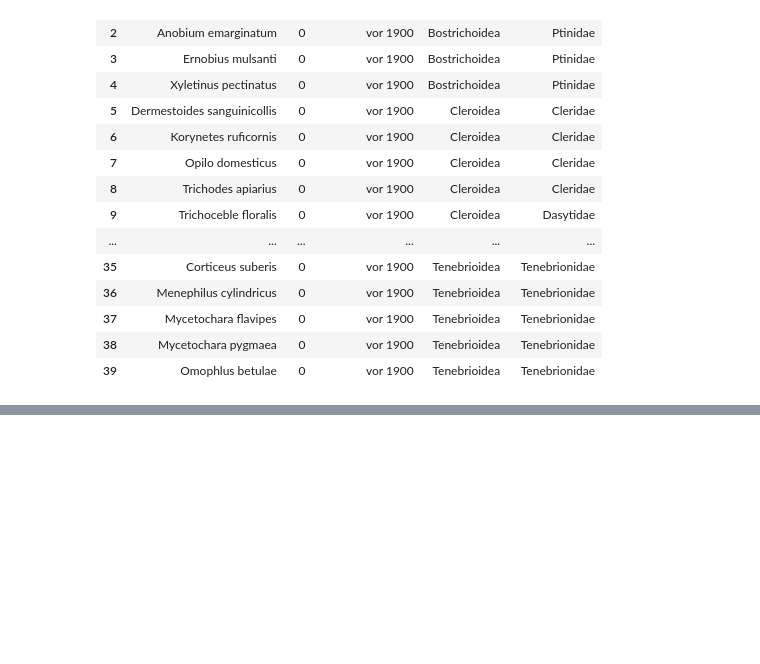
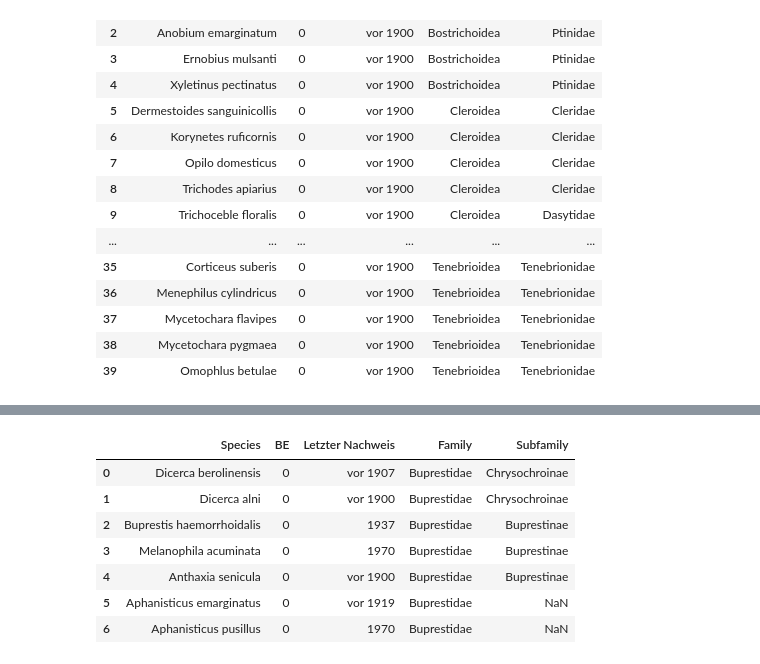
Before and after one commit to Zzzhenya/Berlin-red-list, a Jupyter notebook: Transformation/Raw_csv/Insecta.ipynb, the cells around one changed output, grey strips where cells are left out. Cells and saved outputs as stored; diff of their text form; code cells hidden in the pictures; blank space fills up the shorter version.

```diff
--- a/Transformation/Raw_csv/Insecta.ipynb
+++ b/Transformation/Raw_csv/Insecta.ipynb
@@ -739,0 +823,3 @@ df.to_csv('../../Transformation/Data_cleaning_step1/Coleoptera_Bostrichoidea_Cle
+# %%
+df.at[1,"Subfamily"] = "Chrysochroinae"
+df.head()
@@ -739,0 +833,3 @@ df.to_csv('../../Transformation/Data_cleaning_step1/Coleoptera_Bostrichoidea_Cle
+# %%
+df.at[2,"Subfamily"] = "Buprestinae"
+df.head()
@@ -739,0 +843,3 @@ df.to_csv('../../Transformation/Data_cleaning_step1/Coleoptera_Bostrichoidea_Cle
+# %%
+df.at[3,"Subfamily"] = "Buprestinae"
+df.head()
@@ -739,0 +853,3 @@ df.to_csv('../../Transformation/Data_cleaning_step1/Coleoptera_Bostrichoidea_Cle
+# %%
+df.at[4,"Subfamily"] = "Buprestinae"
+df.head()
@@ -739,0 +863,11 @@ df.to_csv('../../Transformation/Data_cleaning_step1/Coleoptera_Bostrichoidea_Cle
+# %%
+df
+# %% [output]
+|  | Species | BE | Letzter Nachweis | Family | Subfamily |
+| 0 | Dicerca berolinensis | 0 | vor 1907 | Buprestidae | Chrysochroinae |
+| 1 | Dicerca alni | 0 | vor 1900 | Buprestidae | Chrysochroinae |
+| 2 | Buprestis haemorrhoidalis | 0 | 1937 | Buprestidae | Buprestinae |
+| 3 | Melanophila acuminata | 0 | 1970 | Buprestidae | Buprestinae |
+| 4 | Anthaxia senicula | 0 | vor 1900 | Buprestidae | Buprestinae |
+| 5 | Aphanisticus emarginatus | 0 | vor 1919 | Buprestidae | NaN |
+| 6 | Aphanisticus pusillus | 0 | 1970 | Buprestidae | NaN |
```
Also changed, not shown: parts of 16 cells of this notebook.
